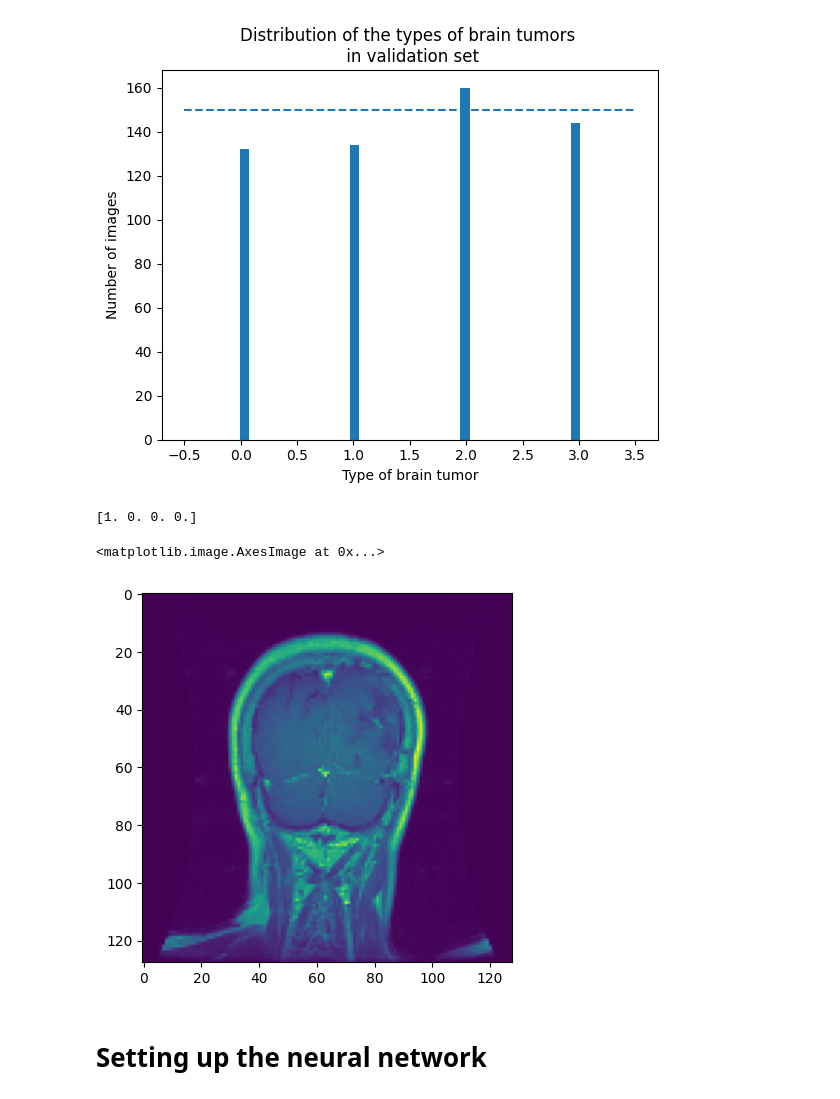
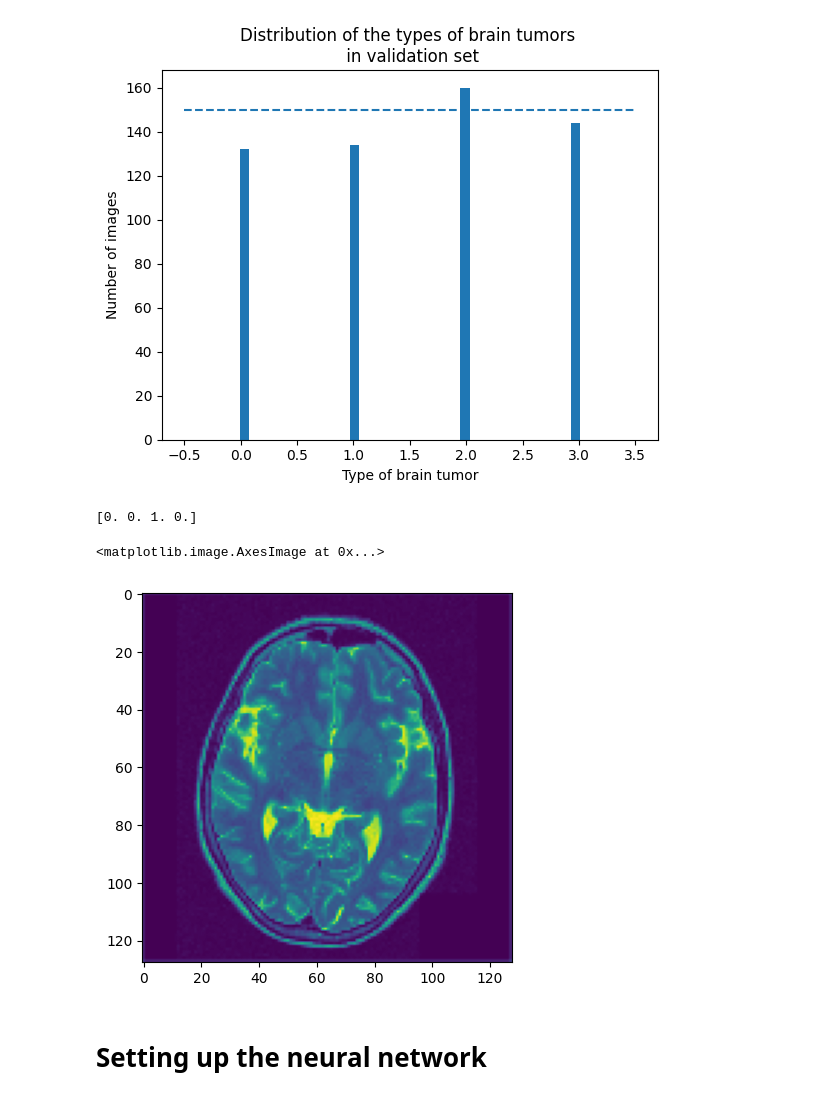
Before and after one commit to arivannu/Neural-Networks, a Jupyter notebook: Classification_of_MR_Images_for_Brain_Tumors.ipynb, the cells around one changed output. Drawn from its saved outputs; the diff is of its cells as text; code cells hidden in the pictures.

```diff
--- a/Classification_of_MR_Images_for_Brain_Tumors.ipynb
+++ b/Classification_of_MR_Images_for_Brain_Tumors.ipynb
@@ -215,15 +197,15 @@ y_train_OHE = to_categorical(Y_train)
 y_val_OHE = to_categorical(Y_val)
 y_test_OHE = to_categorical(y_test)
 # %%
-print(y_train_OHE[4])  #  for example
-plt.imshow(X_train[4])  # no cmap = 'gray' to let the tumor be visible
+print(y_train_OHE[6])  #  for example
+plt.imshow(X_train[6])  # no cmap = 'gray' to let the tumor be visible
 #plt.axis('off')
 
 # the axis show that the image has been correctly redimensioned to 128x128 pixels
 # %% [output]
-[1. 0. 0. 0.]
+[0. 0. 1. 0.]
 <matplotlib.image.AxesImage at 0x...>
-[figure, old version]
+[figure, new version]
 # %% [markdown]
 # Setting up the neural network
 # %%
```
Also changed, not shown: parts of 1 cell of this notebook.
